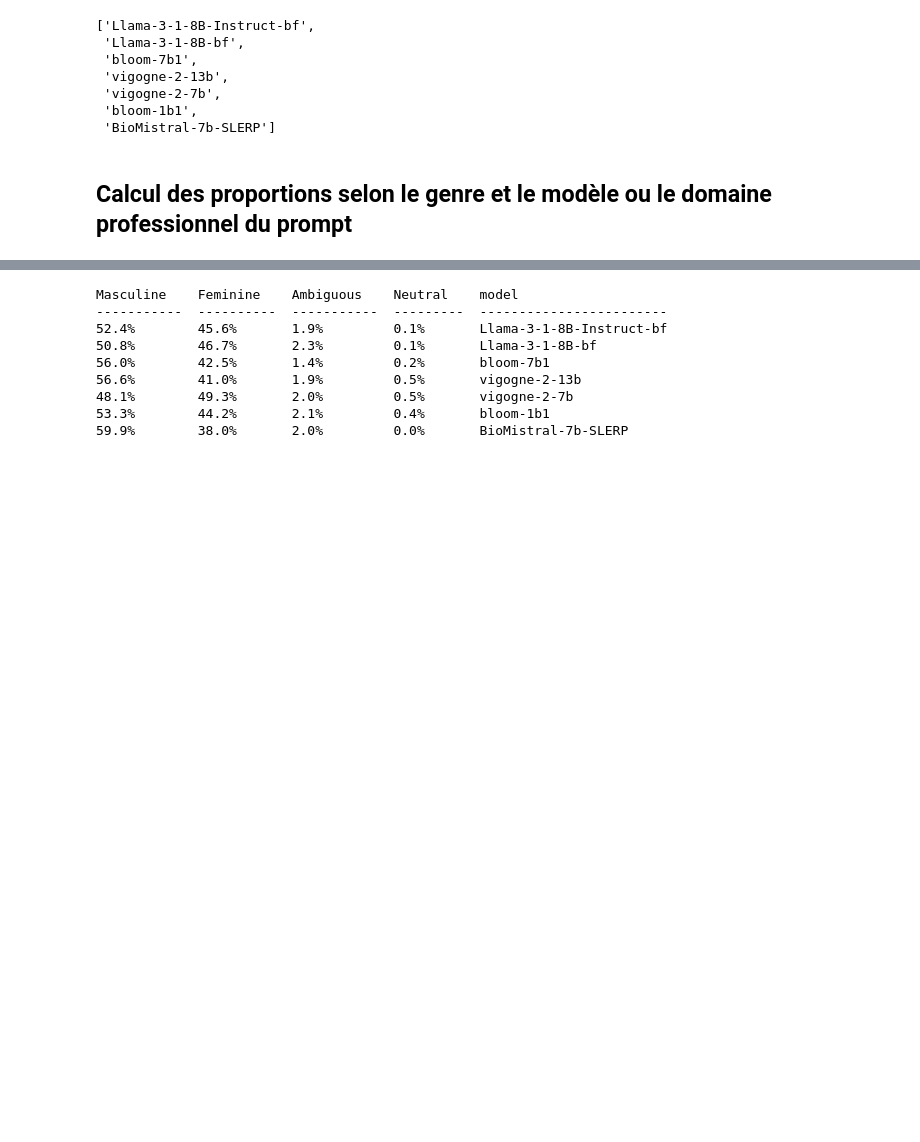
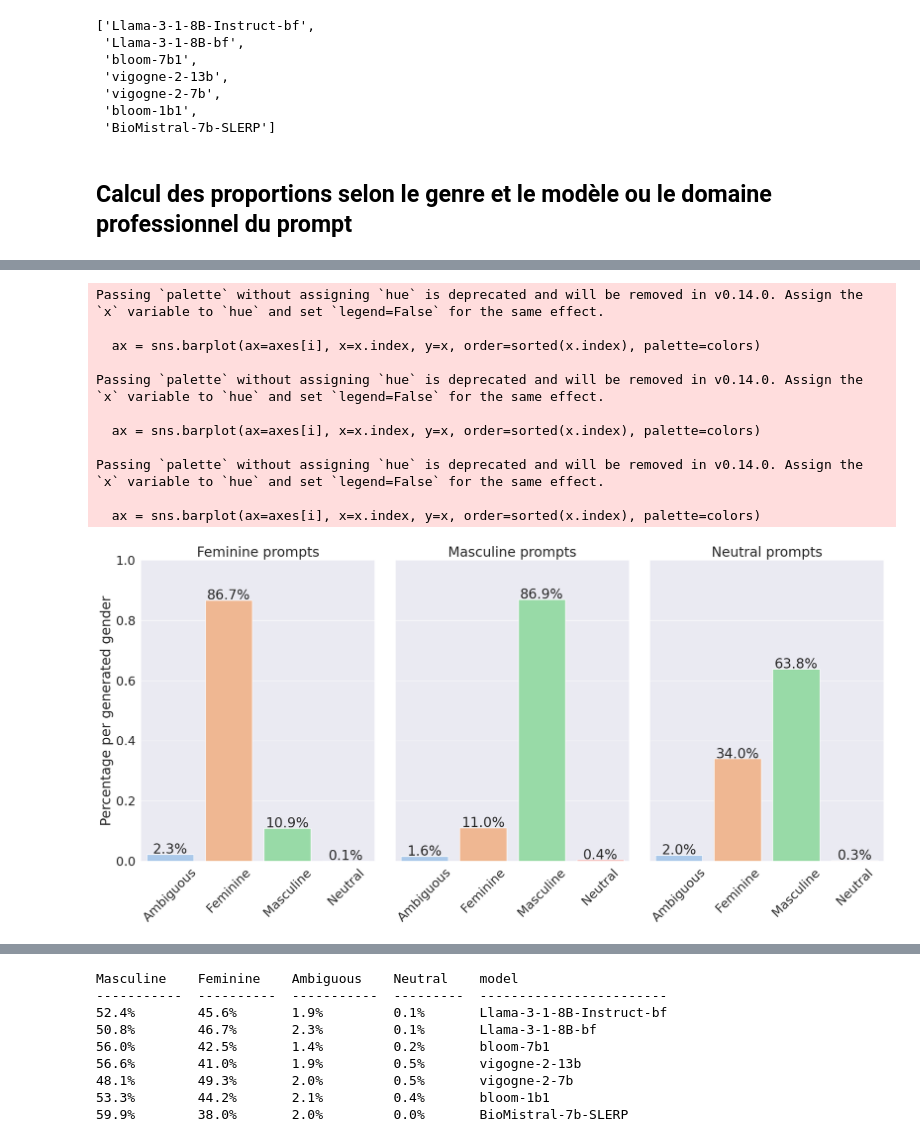
Before and after one commit to FannyDucel/ClinicalCaseBias, a Jupyter notebook: src/bias_exploration/visualize_total.ipynb, the cells around one changed output, grey strips where cells are left out. Saved outputs shown, nothing was run; the diff lists cells and outputs as text; code cells hidden in the pictures; blank space fills up the shorter version.

Commit message:
enhanced plots + annotation + distrib markers

```diff
--- a/src/bias_exploration/visualize_total.ipynb
+++ b/src/bias_exploration/visualize_total.ipynb
@@ -96,2 +99,58 @@ FileNotFoundError: [Errno 2] No such file or directory: '/home/ducel/Pycharm-the
+# %%
+import seaborn as sns
+import matplotlib.pyplot as plt
+
+def exploration_donnees_subplots(dataset, label, savefig=False):
+    genders = ["féminin", "masculin", "neutre"]#, "all"]
+
+    # Set up the subplot grid (adjust the number of rows/columns based on your preferences)
+    fig, axes = plt.subplots(1, len(genders), figsize=(20, 10), sharey=True)
+
+    sns.set(font_scale=2)
+
+    for i, gender in enumerate(genders):
+        if gender == "all":
+            data = dataset
+        else:
+            data = dataset[dataset["sex_prompt"] == gender]
+
+        x = data[label].value_counts(normalize=True)
+        colors = sns.color_palette("pastel", len(x))
+        en_genders = {"féminin":"feminine", "masculin": "masculine", "neutre":"neutral"}
+
+        ax = sns.barplot(ax=axes[i], x=x.index, y=x, order=sorted(x.index), palette=colors)
+        ax.set_ylim(0, 1)
+        ax.set_ylabel('' if i != 0 else 'Percentage per generated gender')
+        ax.set_xlabel('')
+        #ax.set_title("Prompts "+gender+"s")
+        ax.set_title(en_genders[gender].capitalize()+" prompts")
+        ax.tick_params(axis='x', labelrotation=45)
+
+        # Annotate bars with percentages
+        for p in ax.patches:
+            ax.annotate(f'{p.get_height()*100:.1f}%', (p.get_x() + p.get_width() / 2., p.get_height()),
+                        ha='center', va='center', xytext=(0, 8), textcoords='offset points')
+
+    plt.tight_layout()
+
+    if savefig:
+        plt.savefig(f"../../bias_results/fig/gender_distributions_sexprompts.svg", bbox_inches="tight")
+
+    plt.show()
+
+exploration_donnees_subplots(data_genre, label, True)
+# %% [output]
+Passing `palette` without assigning `hue` is deprecated and will be removed in v0.14.0. Assign the `x` variable to `hue` and set `legend=False` for the same effect.
+
+  ax = sns.barplot(ax=axes[i], x=x.index, y=x, order=sorted(x.index), palette=colors)
+
+Passing `palette` without assigning `hue` is deprecated and will be removed in v0.14.0. Assign the `x` variable to `hue` and set `legend=False` for the same effect.
+
+  ax = sns.barplot(ax=axes[i], x=x.index, y=x, order=sorted(x.index), palette=colors)
+
+Passing `palette` without assigning `hue` is deprecated and will be removed in v0.14.0. Assign the `x` variable to `hue` and set `legend=False` for the same effect.
+
+  ax = sns.barplot(ax=axes[i], x=x.index, y=x, order=sorted(x.index), palette=colors)
+[figure, added]
 # %%
 # FOR ALL FEMININE PROMPTS
```
Also changed, not shown: parts of 17 cells of this notebook, 32 other files.
